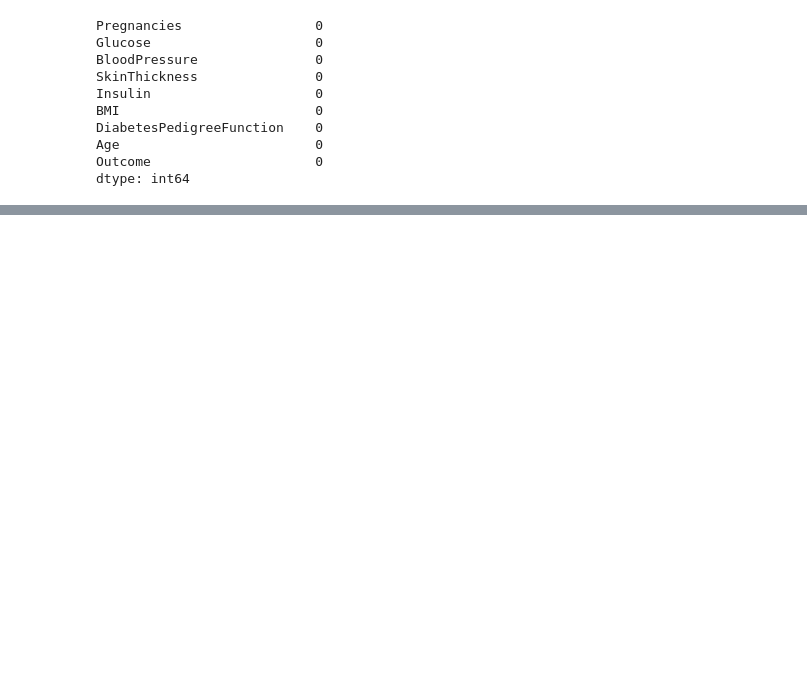
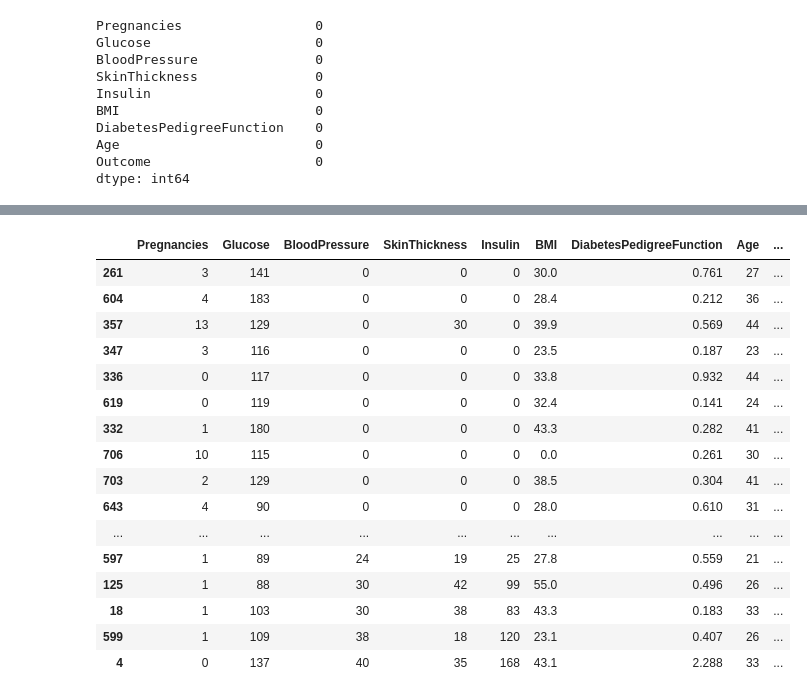
Before and after one commit to JuanRobledo12/gatech-ml-project, a Jupyter notebook: main.ipynb, the cells around one changed output, grey strips where cells are left out. Drawn from its saved outputs; the diff is of its cells as text; code cells hidden in the pictures; blank space fills up the shorter version.

```diff
--- a/main.ipynb
+++ b/main.ipynb
@@ -109,0 +168,21 @@ Name: count, dtype: int64
+# %%
+bloodpress_missing_df = df[df.BloodPressure < 62].sort_values(by='BloodPressure')
+bloodpress_missing_df.head(40)
+# %% [output]
+|  | Pregnancies | Glucose | BloodPressure | SkinThickness | Insulin | BMI | DiabetesPedigreeFunction | Age | ... |
+| 261 | 3 | 141 | 0 | 0 | 0 | 30.0 | 0.761 | 27 | ... |
+| 604 | 4 | 183 | 0 | 0 | 0 | 28.4 | 0.212 | 36 | ... |
+| 357 | 13 | 129 | 0 | 30 | 0 | 39.9 | 0.569 | 44 | ... |
+| 347 | 3 | 116 | 0 | 0 | 0 | 23.5 | 0.187 | 23 | ... |
+| 336 | 0 | 117 | 0 | 0 | 0 | 33.8 | 0.932 | 44 | ... |
+| 619 | 0 | 119 | 0 | 0 | 0 | 32.4 | 0.141 | 24 | ... |
+| 332 | 1 | 180 | 0 | 0 | 0 | 43.3 | 0.282 | 41 | ... |
+| 706 | 10 | 115 | 0 | 0 | 0 | 0.0 | 0.261 | 30 | ... |
+| 703 | 2 | 129 | 0 | 0 | 0 | 38.5 | 0.304 | 41 | ... |
+| 643 | 4 | 90 | 0 | 0 | 0 | 28.0 | 0.610 | 31 | ... |
+| ... | ... | ... | ... | ... | ... | ... | ... | ... | ... |
+| 597 | 1 | 89 | 24 | 19 | 25 | 27.8 | 0.559 | 21 | ... |
+| 125 | 1 | 88 | 30 | 42 | 99 | 55.0 | 0.496 | 26 | ... |
+| 18 | 1 | 103 | 30 | 38 | 83 | 43.3 | 0.183 | 33 | ... |
+| 599 | 1 | 109 | 38 | 18 | 120 | 23.1 | 0.407 | 26 | ... |
+| 4 | 0 | 137 | 40 | 35 | 168 | 43.1 | 2.288 | 33 | ... |
```
Also changed, not shown: parts of 17 cells of this notebook.
